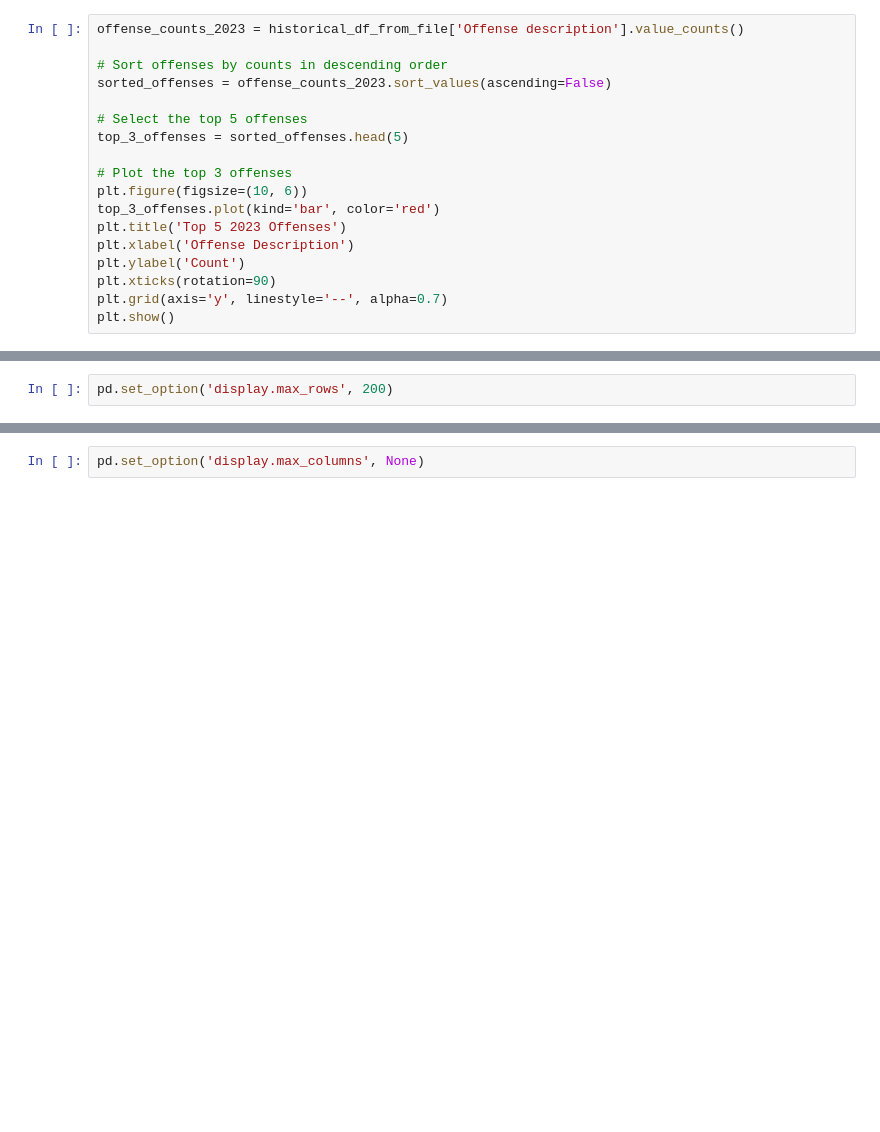
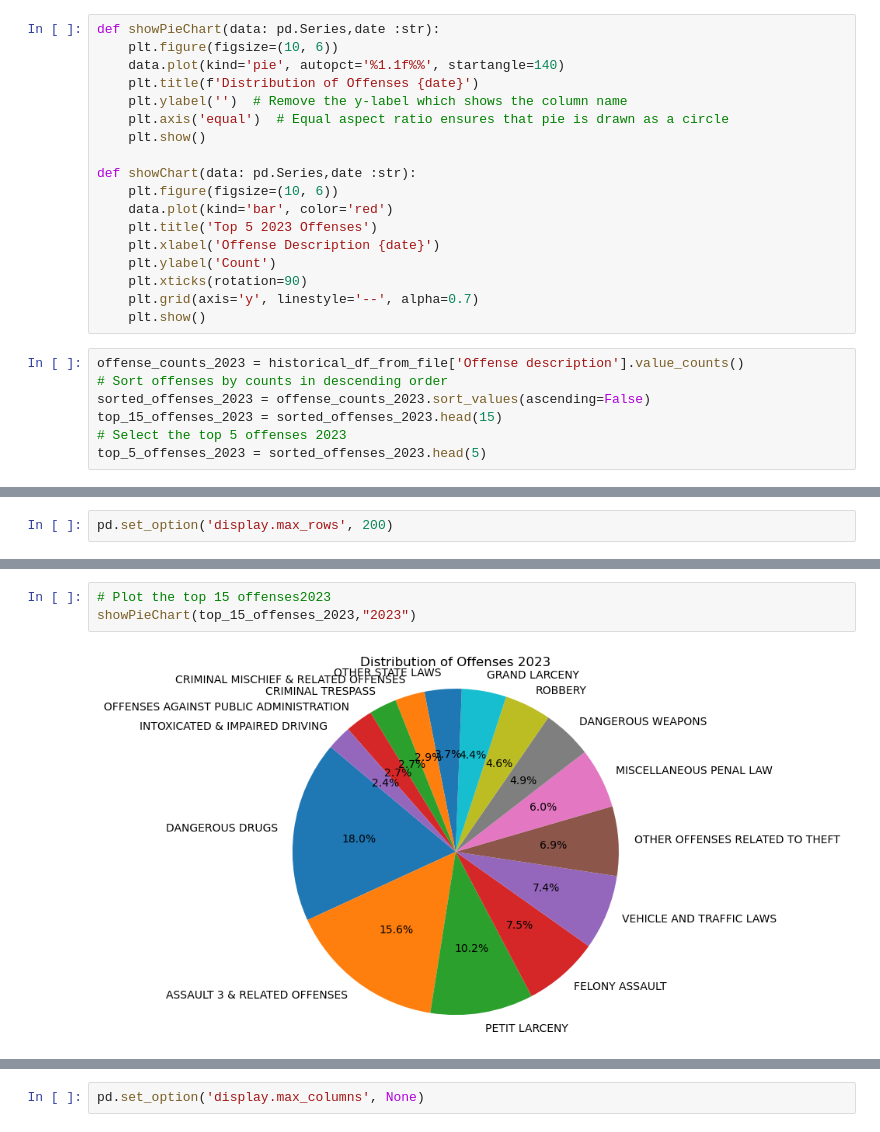
Before and after one commit to amos6224/group5-project1, a Jupyter notebook: group5-project1.ipynb, the cells around one changed output, grey strips where cells are left out. Saved outputs shown, nothing was run; the diff lists cells and outputs as text; blank space fills up the shorter version.

Commit message:
add pie chart and top5 chart

```diff
--- a/group5-project1.ipynb
+++ b/group5-project1.ipynb
@@ -134,21 +134,28 @@ historical_df_from_file
 | 2502240 | 2023-12-31T00:00:00.000 | MISCELLANEOUS PENAL LAW | Q | 25-44 | M | WHITE HISPANIC | 40.754464 | -73.878064 | ... |
 | 2502241 | 2023-12-31T00:00:00.000 | FELONY ASSAULT | K | 45-64 | M | ASIAN / PACIFIC ISLANDER | 40.649130 | -73.945994 | ... |
 2502242 rows × 9 columns
+# %%
+def showPieChart(data: pd.Series,date :str):
+    plt.figure(figsize=(10, 6))
+    data.plot(kind='pie', autopct='%1.1f%%', startangle=140)
+    plt.title(f'Distribution of Offenses {date}')
+    plt.ylabel('')  # Remove the y-label which shows the column name
+    plt.axis('equal')  # Equal aspect ratio ensures that pie is drawn as a circle
+    plt.show()
+
+def showChart(data: pd.Series,date :str):
+    plt.figure(figsize=(10, 6))
+    data.plot(kind='bar', color='red')
+    plt.title('Top 5 2023 Offenses')
+    plt.xlabel('Offense Description {date}')
+    plt.ylabel('Count')
+    plt.xticks(rotation=90)
+    plt.grid(axis='y', linestyle='--', alpha=0.7)
+    plt.show()
 # %%
 offense_counts_2023 = historical_df_from_file['Offense description'].value_counts()
-
 # Sort offenses by counts in descending order
-sorted_offenses = offense_counts_2023.sort_values(ascending=False)
-
-# Select the top 5 offenses
-top_3_offenses = sorted_offenses.head(5)
-
-# Plot the top 3 offenses
-plt.figure(figsize=(10, 6))
-top_3_offenses.plot(kind='bar', color='red')
-plt.title('Top 5 2023 Offenses')
-plt.xlabel('Offense Description')
-plt.ylabel('Count')
-plt.xticks(rotation=90)
-plt.grid(axis='y', linestyle='--', alpha=0.7)
-plt.show()
+sorted_offenses_2023 = offense_counts_2023.sort_values(ascending=False)
+top_15_offenses_2023 = sorted_offenses_2023.head(15)
+# Select the top 5 offenses 2023
+top_5_offenses_2023 = sorted_offenses_2023.head(5)
@@ -294,0 +296,5 @@ Name: count, dtype: int64
+# %%
+# Plot the top 15 offenses2023
+showPieChart(top_15_offenses_2023,"2023")
+# %% [output]
+[figure, added]
```
Also changed, not shown: parts of 23 cells of this notebook.
